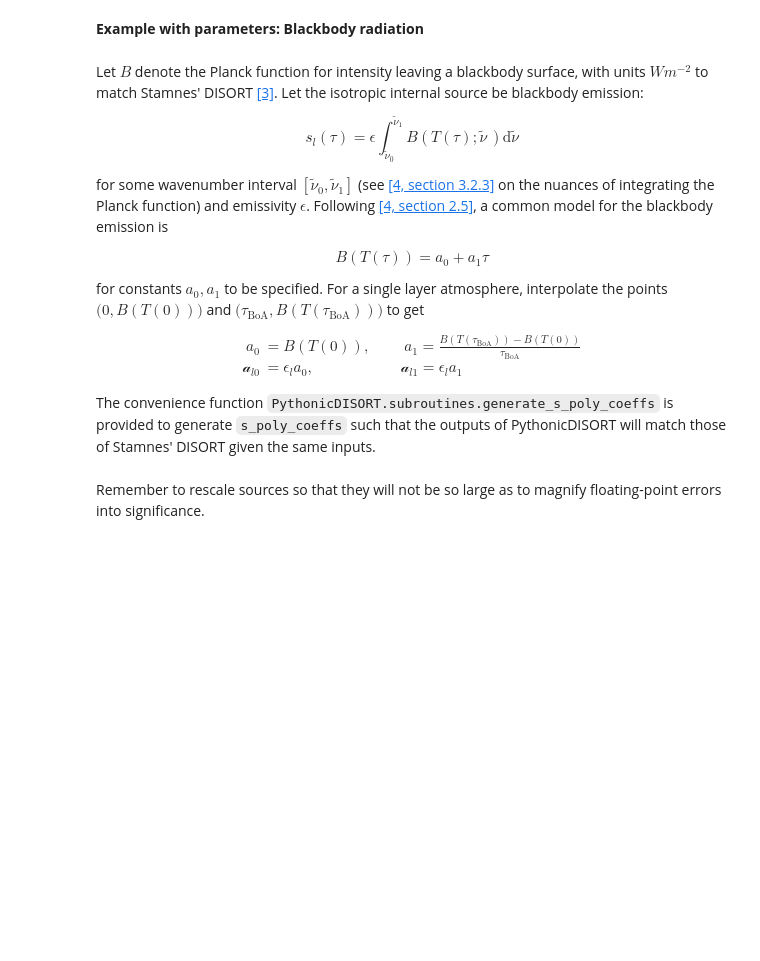
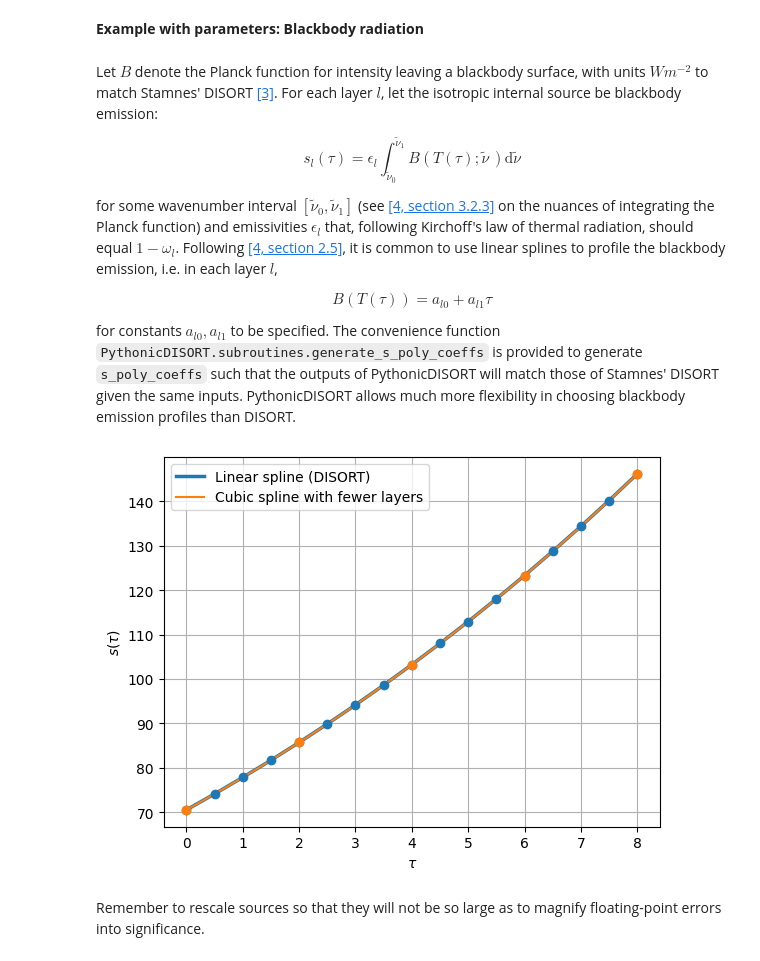
Before and after one commit to LDEO-CREW/Pythonic-DISORT, a Jupyter notebook: docs/Pythonic-DISORT.ipynb, the cells around one changed output. Drawn from its saved outputs; the diff is of its cells as text; code cells hidden in the pictures; blank space fills up the shorter version.

Commit message:
Improvements to documentation pertaining to isotropic internal sources.

```diff
--- a/docs/Pythonic-DISORT.ipynb
+++ b/docs/Pythonic-DISORT.ipynb
@@ -466,31 +466,22 @@ If $s_l$ is not a polynomial then the above should be a polynomial approximation
 # %% [markdown]
 **Example with parameters: Blackbody radiation**
 # %% [markdown]
-Let $B$ denote the Planck function for intensity leaving a blackbody surface, with units $W m^{-2}$ to match Stamnes' DISORT [[3]](#cite-Sta1999). Let the isotropic internal source be blackbody emission:
+Let $B$ denote the Planck function for intensity leaving a blackbody surface, with units $W m^{-2}$ to match Stamnes' DISORT [[3]](#cite-Sta1999). For each layer $l$, let the isotropic internal source be blackbody emission:
 
-$$s_l(\tau) = \epsilon \int_{\tilde{\nu}_0}^{\tilde{\nu}_1} B\left(T(\tau); \tilde{\nu}\,\right) \mathrm{d}\tilde{\nu}$$
+$$s_l(\tau) = \epsilon_l \int_{\tilde{\nu}_0}^{\tilde{\nu}_1} B\left(T(\tau); \tilde{\nu}\,\right) \mathrm{d}\tilde{\nu}$$
 
-for some wavenumber interval $[\tilde{\nu}_0, \tilde{\nu}_1]$ (see [[4, section 3.2.3]](#cite-STWLE2000) on the nuances of integrating the Planck function) and emissivity $\epsilon$. Following [[4, section 2.5]](#cite-STWLE2000), a common model for the blackbody emission is
+for some wavenumber interval $[\tilde{\nu}_0, \tilde{\nu}_1]$ (see [[4, section 3.2.3]](#cite-STWLE2000) on the nuances of integrating the Planck function) and emissivities $\epsilon_l$ that, following Kirchoff's law of thermal radiation, should equal $1 - \omega_l$. Following [[4, section 2.5]](#cite-STWLE2000), it is common to use linear splines to profile the blackbody emission, i.e. in each layer $l$,
 
-$$B(T(\tau)) = a_0 + a_1 \tau$$
+$$B(T(\tau)) = a_{l0} + a_{l1} \tau$$
 
-for constants $a_0, a_1$ to be specified. For a single layer atmosphere, interpolate the points $\big(0, B(T(0))\big)$ and $\big(\tau_{\text{BoA}}, B(T(\tau_{\text{BoA}}))\big)$ to get
-
-$$
-\begin{aligned}
-a_0 &= B(T(0)), \quad &&\ a_1 = \frac{B(T(\tau_{\text{BoA}})) - B(T(0))}{\tau_{\text{BoA}}} \\
-\mathscr{a}_{l0} &= \epsilon_l a_0, \quad &&\mathscr{a}_{l1} = \epsilon_l a_1
-\end{aligned}
-$$
-
-The convenience function `PythonicDISORT.subroutines.generate_s_poly_coeffs` is provided to generate `s_poly_coeffs` such that the outputs of PythonicDISORT will match those of Stamnes' DISORT given the same inputs.
+for constants $a_{l0}, a_{l1}$ to be specified. The convenience function `PythonicDISORT.subroutines.generate_s_poly_coeffs` is provided to generate `s_poly_coeffs` such that the outputs of PythonicDISORT will match those of Stamnes' DISORT given the same inputs. PythonicDISORT allows much more flexibility in choosing blackbody emission profiles than DISORT.
 # %%
-#################### Parameters to choose ########################
+#################### (DISORT) Parameters to choose ########################
 
-WVNMLO = 80000 # Lower bound of wavenumber interval with units m^-1
-WVNMHI = 125000 # Upper bound of wavenumber interval with units m^-1
+WVNMLO = 0 # Lower bound of wavenumber interval with units m^-1
+WVNMHI = 50000 # Upper bound of wavenumber interval with units m^-1
 
-T_ToA = 220  # Temperature at Top of Atmosphere in kelvin
+T_ToA = 250  # Temperature at Top of Atmosphere in kelvin
 T_BoA = 300  # Temperature at Bottom of Atmosphere in kelvin
 TEMPER = np.linspace(T_ToA, T_BoA, NLayers + 1) # These values pertain to boundaries / interfaces, not layers
 
@@ -519,6 +510,23 @@ def s(tau):
         s_poly_coeffs[l, :],
         optimize=True,
     )
+# %%
+tau_plot = np.linspace(0, tau_arr[-1], 100)
+tau_arr_with_0 = np.insert(tau_arr, 0, 0)
+plt.plot(tau_plot, s(tau_plot), label="Linear spline (DISORT)", linewidth=2.5)
+plt.plot(
+    tau_plot,
+    sc.interpolate.CubicSpline(tau_arr_with_0[0::4], s(tau_arr_with_0[0::4]))(tau_plot),
+    label="Cubic spline with fewer layers",
+)
+plt.plot(tau_arr_with_0, s(tau_arr_with_0), "o", color="#1f77b4")
+plt.plot(tau_arr_with_0[0::4], s(tau_arr_with_0[0::4]), "o", color="#ff7f0e")
+plt.xlabel(r"$\tau$")
+plt.ylabel(r"$s(\tau)$")
+plt.legend()
+plt.grid()
+# %% [output]
+[figure, added]
 # %% [markdown]
 Remember to rescale sources so that they will not be so large as to magnify floating-point errors into significance.
 # %% [markdown]
```
Also changed, not shown: parts of 2 cells of this notebook, 1 other file.
